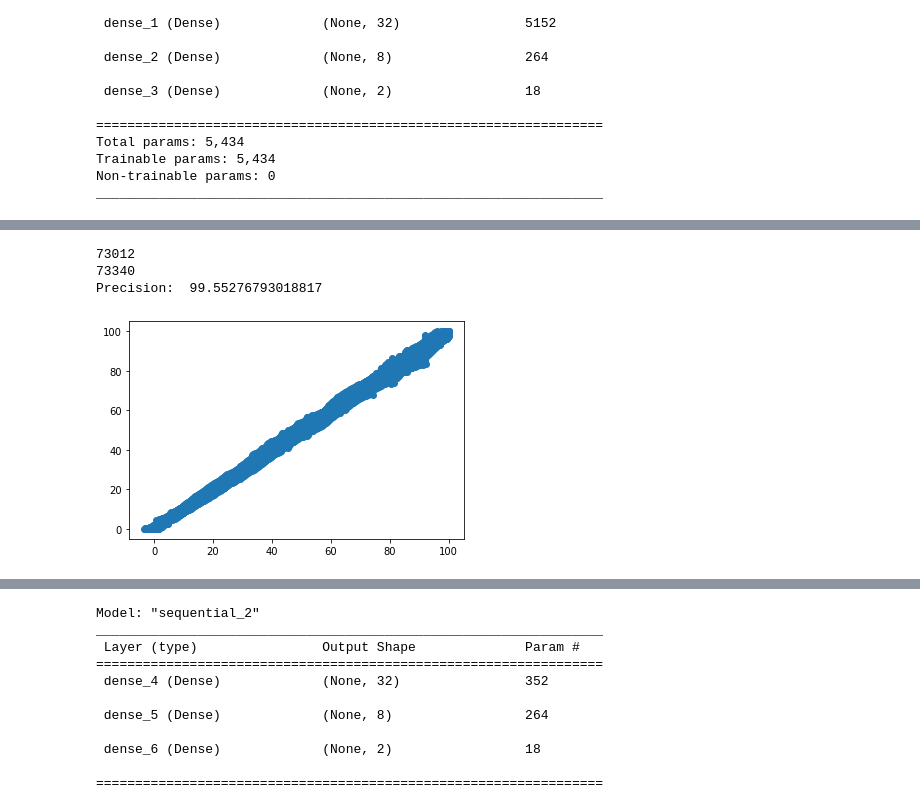
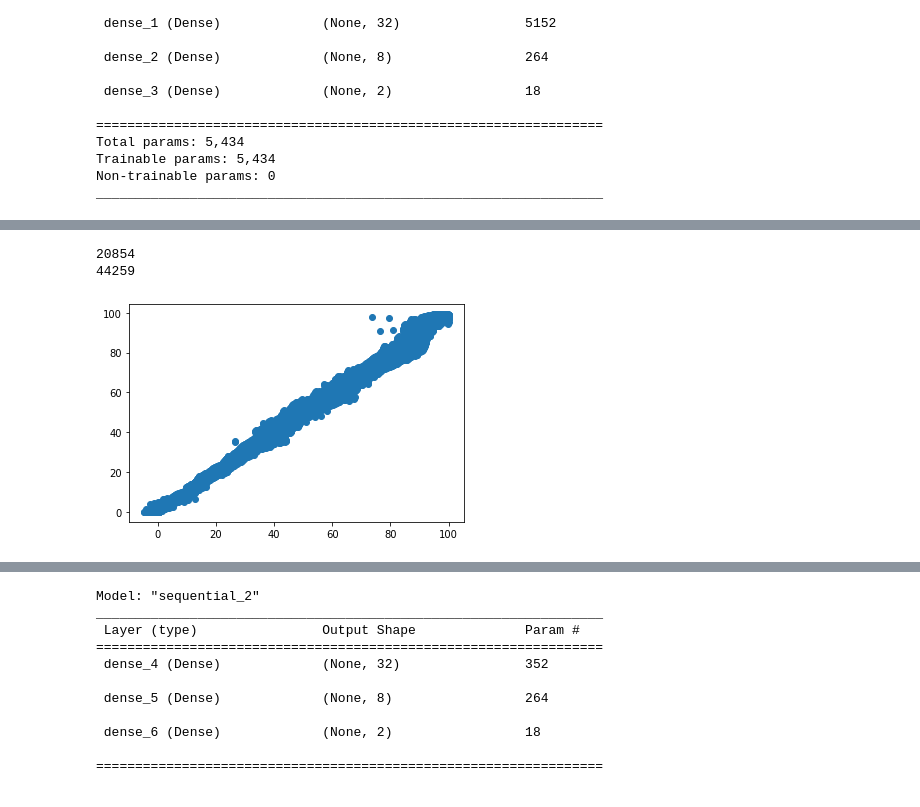
Before and after one commit to vishnu-096/Gait_Phase_Prediction, a Jupyter notebook: lstm_autoencoder.ipynb, the cells around one changed output, grey strips where cells are left out. Drawn from its saved outputs; the diff is of its cells as text; code cells hidden in the pictures.

```diff
--- a/lstm_autoencoder.ipynb
+++ b/lstm_autoencoder.ipynb
@@ -122,8 +123,8 @@ cycle_list = []
 
 start = 0
 
-for i in range(len(all_data)):
-    if (all_data['perc_new'][i] == 100):
+for i in range(len(all_data) - 1):
+    if (all_data['perc_new'][i+1] == 0):
         cycle += 1
         cycle_list.append(all_data.iloc[start:i])
         start = i+1
@@ -149,4 +150,4 @@ source_table
 # %%
-source_table = source_table.drop(["n_lgrf","n_rgrf"], axis = 1)
+source_table = source_table.drop(["n_lgrf","n_r_grf", "l_ph_ank", "r_ph_ank" ], axis = 1)
 source_table
 # %% [output]
@@ -448,12 +449,17 @@ for iter in range(len(testPredict)):
   y = testPredict[iter][1]
   pred[iter] = ((math.atan2(y,x) + 2*math.pi) % (2*math.pi)) * (100 / (2*math.pi))
 
-  if ((pred[iter] >= 95) & (x_test[iter][8] <= 50)):
+  if ((pred[iter] >= 90) & (x_test[iter][-1] <= 50)):
     pred[iter] = pred[iter] - 100
 
-  if ((pred[iter] <= 5) & (x_test[iter][8] >= 180)):
+  if ((pred[iter] <= 10) & (x_test[iter][-1] >= 150)):
     pred[iter] = 100 - pred[iter]
 
+
+
+  #if (pred[iter] > 100):
+  #  pred[iter] = pred[iter] - 100
+
 pred1=pd.DataFrame(pred).sort_index().reset_index()
 # %%
 actual = np.zeros((len(validation_y),1))
@@ -464,12 +470,14 @@ for iter in range(len(validation_y)):
   actual[iter] = ((math.atan2(y,x) + 2*math.pi) % (2*math.pi)) * (100 / (2*math.pi))
 # %%
 correct = 0
-for iter in range(len(actual)):
-  if (abs(actual[iter] - pred[iter]) <= 5):
-    correct+=1
+for i in range(5):
+  correct = 0
+  for iter in range(len(actual)):
+    if (abs(actual[iter] - pred[iter]) <= (i+1)):
+      correct+=1
 
-print(correct)
-print(len(actual))
+  print(correct)
+  print(len(actual))
 
-print("Precision: ", correct * 100/len(actual))
+  print("Precision ", i+1, ": ", correct * 100/len(actual))
 # %% [output]
@@ -501,25 +521,24 @@ print(rmse)
 # %%
 correct = 0
 
 plt.figure()
 plt.scatter(pred, actual)
 for iter in range(len(actual)):
   if actual[iter]<2 or actual[iter]>98:
     correct+=1
     continue
-  if (abs(actual[iter] - pred[iter]) <= 4):
+  if (abs(actual[iter] - pred[iter]) <= 1):
     correct+=1
 
 
 print(correct)
 print(len(actual))
 
-print("Precision: ", correct * 100/len(actual))
+#print("Precision: ", correct * 100/len(actual))
 # %% [output]
-73012
-73340
-Precision:  99.55276793018817
+20854
+44259
-[figure, old version]
+[figure, new version]
 # %%
 plt.scatter(actual, pred, facecolors='none', edgecolors='crimson',alpha=0.4)
 p1 = max(max(pred), max(actual))
```
Also changed, not shown: parts of 25 cells of this notebook.
